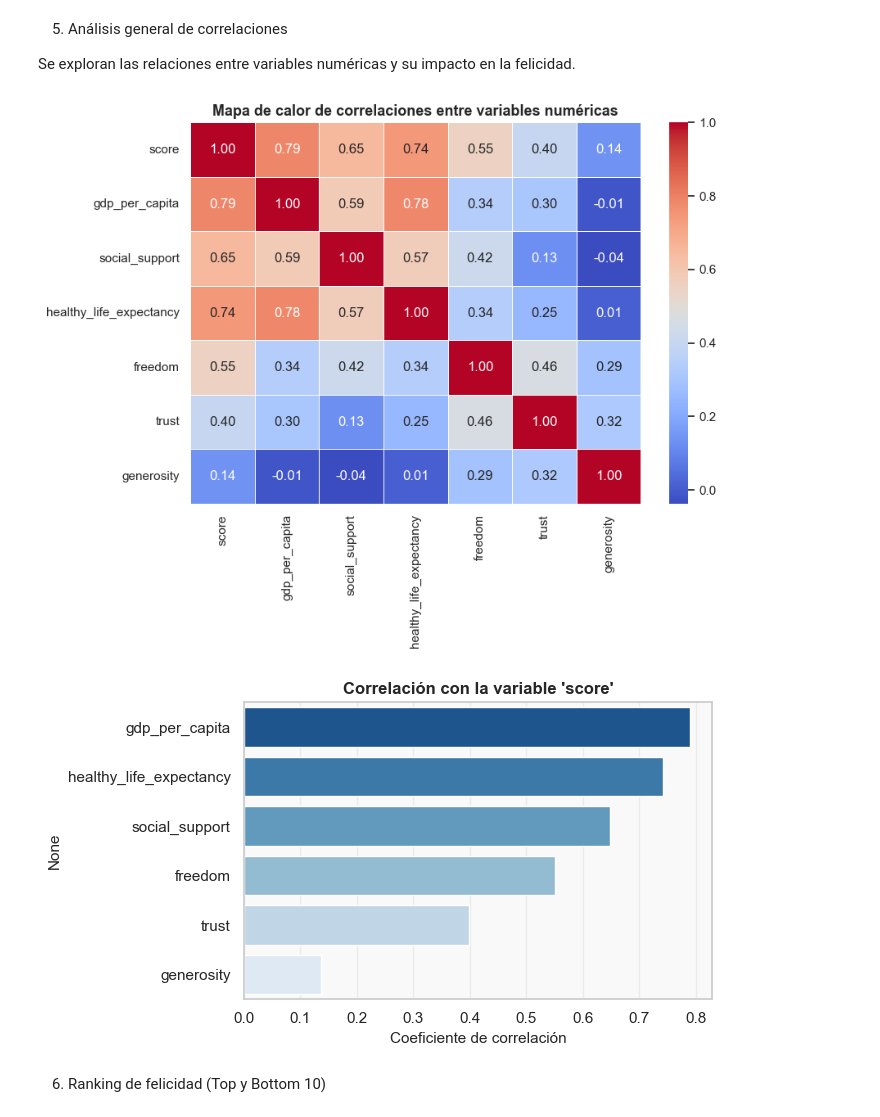
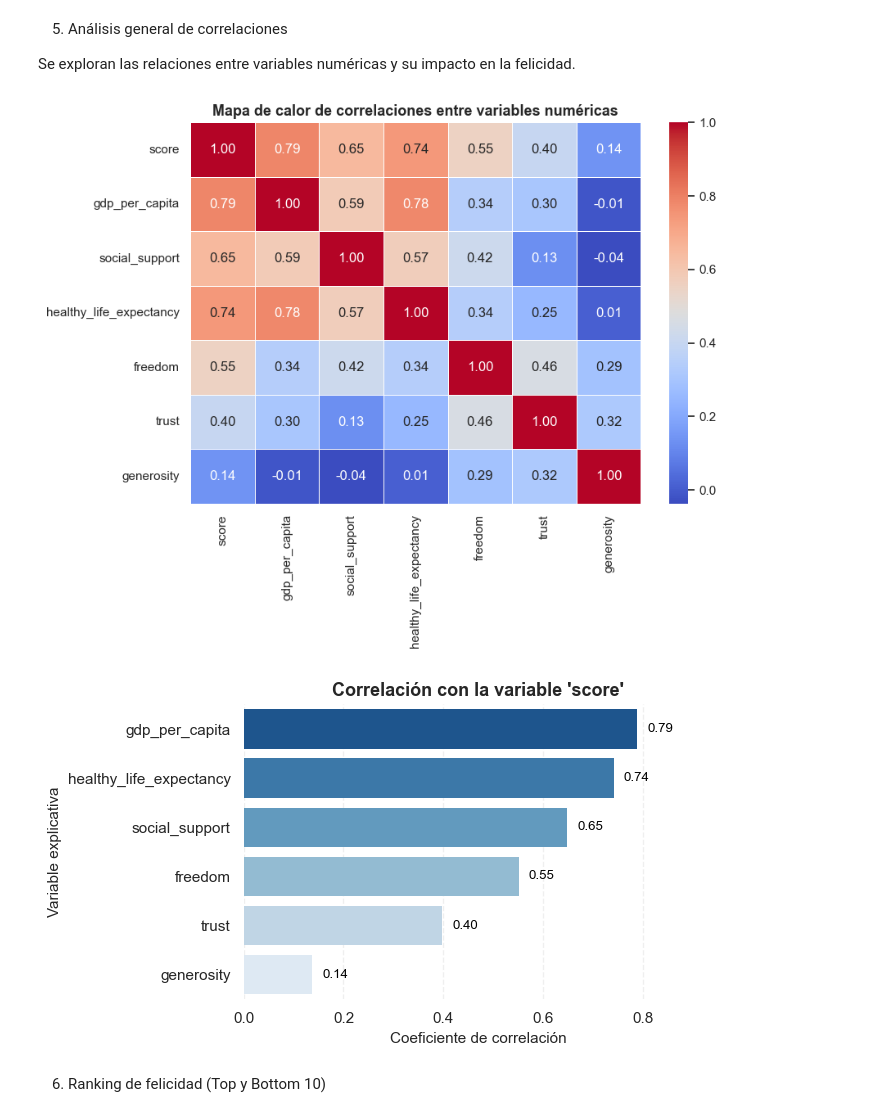
Before and after one commit to Crisfunky01/world-happiness-eda, a Jupyter notebook: notebooks/01_data_cleaning_and_eda.ipynb, the cells around one changed output. Drawn from its saved outputs; the diff is of its cells as text; code cells hidden in the pictures.

```diff
--- a/notebooks/01_data_cleaning_and_eda.ipynb
+++ b/notebooks/01_data_cleaning_and_eda.ipynb
@@ -178,26 +178,61 @@ Se exploran las relaciones entre variables numéricas y su impacto en la felicid
 # %%
 # ===========================================================
 # 📈 Correlaciones entre variables
 # ===========================================================
+import seaborn as sns
+import matplotlib.pyplot as plt
+
+# Calcular matriz de correlaciones (solo variables numéricas)
 corr = df.select_dtypes(include=['float64']).corr()
 
+# -----------------------------------------------------------
+# 🔹 Mapa de calor general
+# -----------------------------------------------------------
 plt.figure(figsize=(9,7))
 sns.heatmap(corr, annot=True, fmt=".2f", cmap="coolwarm", linewidths=0.5)
 plt.title("Mapa de calor de correlaciones entre variables numéricas", fontsize=13, weight='bold')
 plt.tight_layout()
 plt.show()
 
-# Correlación con 'score'
+# -----------------------------------------------------------
+# 🔹 Correlación específica con 'score'
+# -----------------------------------------------------------
 corr_con_score = corr['score'].drop('score').sort_values(ascending=False)
+
+# Configuración visual
+sns.set_style("whitegrid")
 plt.figure(figsize=(7,4))
-sns.barplot(x=corr_con_score.values, y=corr_con_score.index, palette="Blues_r")
-plt.title("Correlación con la variable 'score'", fontsize=12, weight='bold')
-plt.xlabel("Coeficiente de correlación")
+
+# Gráfico de barras horizontales
+ax = sns.barplot(
+    x=corr_con_score.values,
+    y=corr_con_score.index,
+    palette="Blues_r",
+    edgecolor="none"
+)
+
+# Título y ejes
+plt.title("Correlación con la variable 'score'", fontsize=13, weight='bold')
+plt.xlabel("Coeficiente de correlación", fontsize=11)
+plt.ylabel("Variable explicativa", fontsize=11)
+
+# Etiquetas de valores fuera de las barras
+for i, v in enumerate(corr_con_score.values):
+    plt.text(
+        v + 0.02, i, f"{v:.2f}",
+        va='center', ha='left',
+        fontsize=9.5, color='black'
+    )
+
+# Ajustes estéticos
+plt.xlim(0, corr_con_score.max() + 0.15)
+sns.despine(left=True, bottom=True)
+plt.grid(axis='x', linestyle='--', alpha=0.3)
 plt.tight_layout()
 plt.show()
 # %% [output]
 [figure]
-[figure, old version]
+[figure, new version]
 # %% [markdown]
 6. Ranking de felicidad (Top y Bottom 10)
 # %% [markdown]
```
Also changed, not shown: parts of 2 cells of this notebook.
